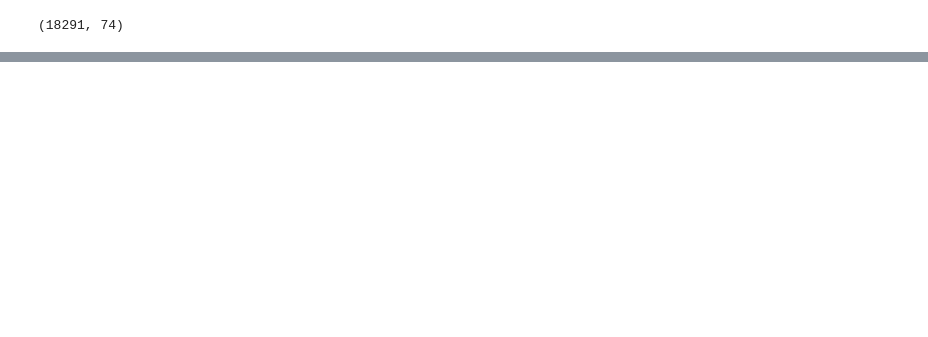
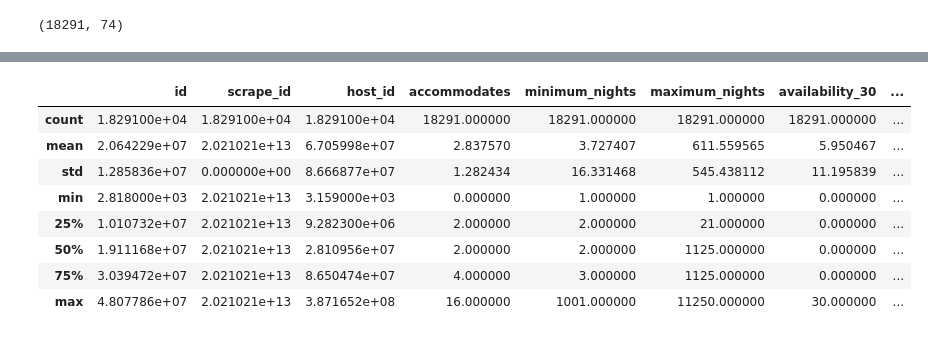
Before and after one commit to vedantbhatnagar/airbnb, a Jupyter notebook: data_analysis.ipynb, the cells around one changed output, grey strips where cells are left out. Cells and saved outputs as stored; diff of their text form; code cells hidden in the pictures; blank space fills up the shorter version.

```diff
--- a/data_analysis.ipynb
+++ b/data_analysis.ipynb
@@ -39,0 +24,2 @@ df.shape
+# %%
+df_int = df.select_dtypes(include=['int'])
@@ -39,0 +92,12 @@ df.shape
+# %%
+df_int.describe()
+# %% [output]
+|  | id | scrape_id | host_id | accommodates | minimum_nights | maximum_nights | availability_30 | ... |
+| count | 1.829100e+04 | 1.829100e+04 | 1.829100e+04 | 18291.000000 | 18291.000000 | 18291.000000 | 18291.000000 | ... |
+| mean | 2.064229e+07 | 2.021021e+13 | 6.705998e+07 | 2.837570 | 3.727407 | 611.559565 | 5.950467 | ... |
+| std | 1.285836e+07 | 0.000000e+00 | 8.666877e+07 | 1.282434 | 16.331468 | 545.438112 | 11.195839 | ... |
+| min | 2.818000e+03 | 2.021021e+13 | 3.159000e+03 | 0.000000 | 1.000000 | 1.000000 | 0.000000 | ... |
+| 25% | 1.010732e+07 | 2.021021e+13 | 9.282300e+06 | 2.000000 | 2.000000 | 21.000000 | 0.000000 | ... |
+| 50% | 1.911168e+07 | 2.021021e+13 | 2.810956e+07 | 2.000000 | 2.000000 | 1125.000000 | 0.000000 | ... |
+| 75% | 3.039472e+07 | 2.021021e+13 | 8.650474e+07 | 4.000000 | 3.000000 | 1125.000000 | 0.000000 | ... |
+| max | 4.807786e+07 | 2.021021e+13 | 3.871652e+08 | 16.000000 | 1001.000000 | 11250.000000 | 30.000000 | ... |
```
Also changed, not shown: parts of 11 cells of this notebook.
